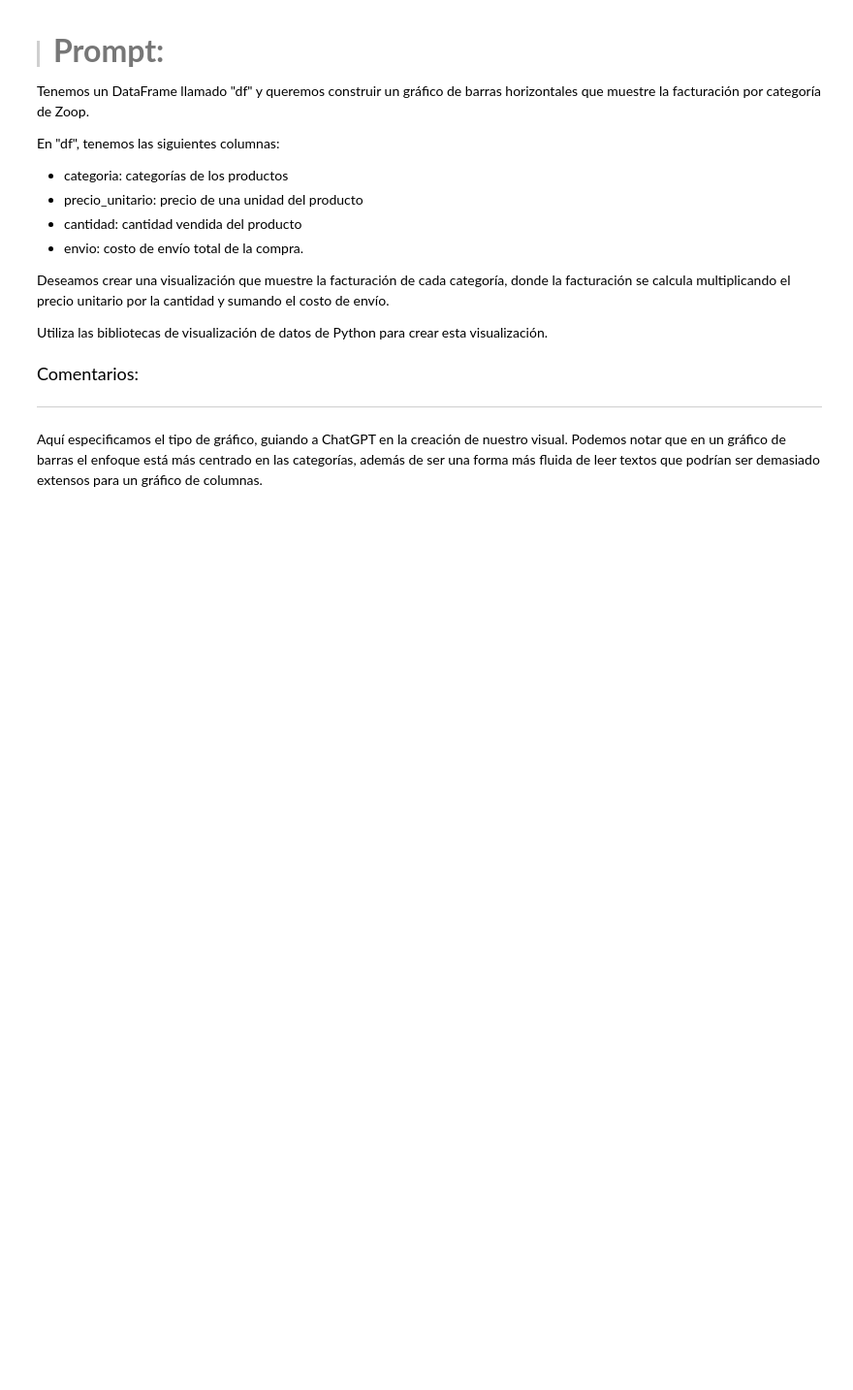
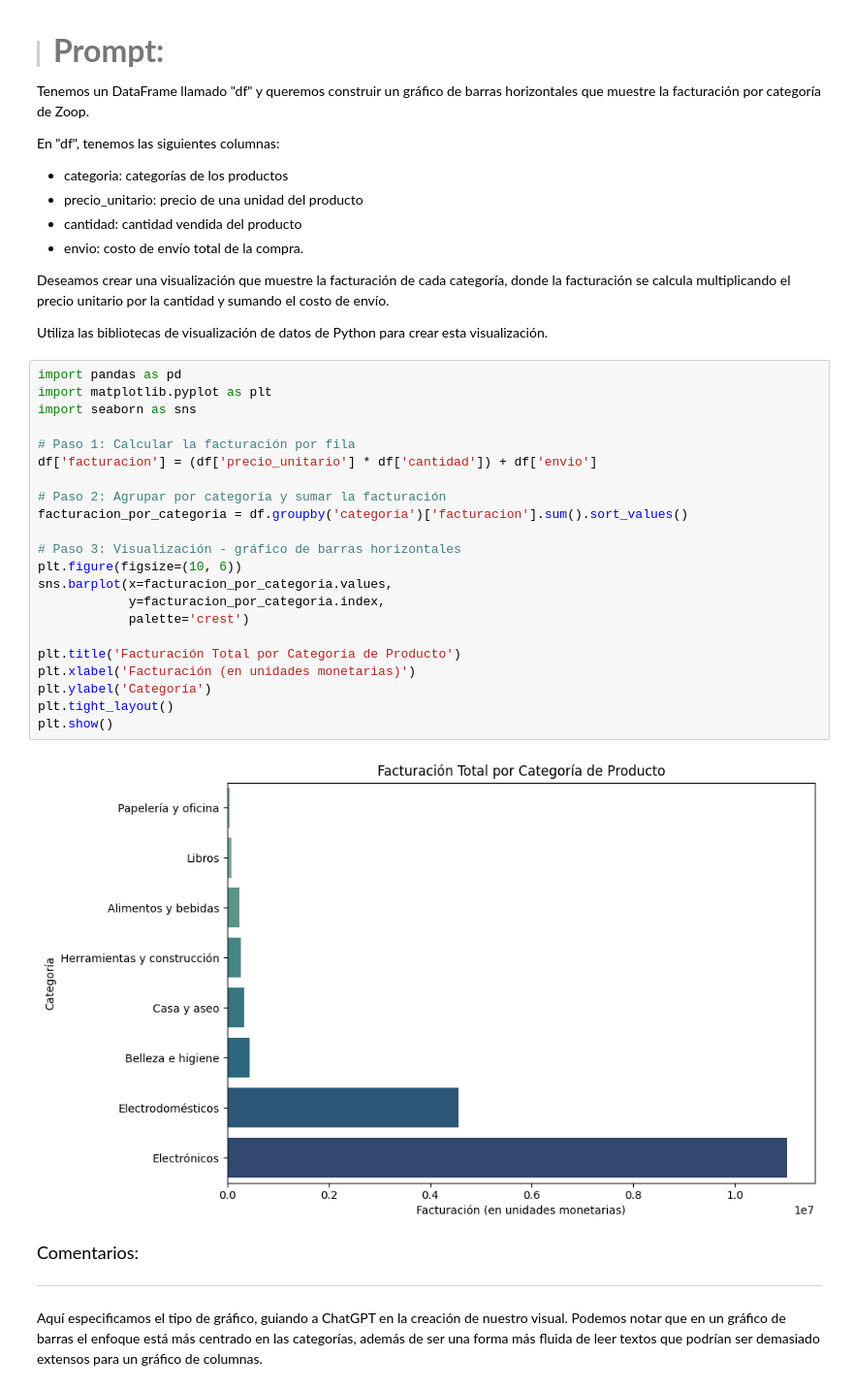
Before and after one commit to MyAppsTest/IA-aplicada-a-Data-Science, a Jupyter notebook: IA_aplicada_a_ciencia_de_datos.ipynb, the cells around one changed output. Shown: that part at 97% size. Cells and saved outputs as stored; diff of their text form; blank space fills up the shorter version.

```diff
--- a/IA_aplicada_a_ciencia_de_datos.ipynb
+++ b/IA_aplicada_a_ciencia_de_datos.ipynb
@@ -539,6 +650,30 @@ En "df", tenemos las siguientes columnas:
 Deseamos crear una visualización que muestre la facturación de cada categoría, donde la facturación se calcula multiplicando el precio unitario por la cantidad y sumando el costo de envío.
 
 Utiliza las bibliotecas de visualización de datos de Python para crear esta visualización.
+# %%
+import pandas as pd
+import matplotlib.pyplot as plt
+import seaborn as sns
+
+# Paso 1: Calcular la facturación por fila
+df['facturacion'] = (df['precio_unitario'] * df['cantidad']) + df['envio']
+
+# Paso 2: Agrupar por categoría y sumar la facturación
+facturacion_por_categoria = df.groupby('categoria')['facturacion'].sum().sort_values()
+
+# Paso 3: Visualización - gráfico de barras horizontales
+plt.figure(figsize=(10, 6))
+sns.barplot(x=facturacion_por_categoria.values,
+            y=facturacion_por_categoria.index,
+            palette='crest')
+
+plt.title('Facturación Total por Categoría de Producto')
+plt.xlabel('Facturación (en unidades monetarias)')
+plt.ylabel('Categoría')
+plt.tight_layout()
+plt.show()
+# %% [output]
+[figure, added]
 # %% [markdown]
 <font color="7b71ff" size=4> Comentarios: </font>
 
```
Also changed, not shown: parts of 7 cells of this notebook.
